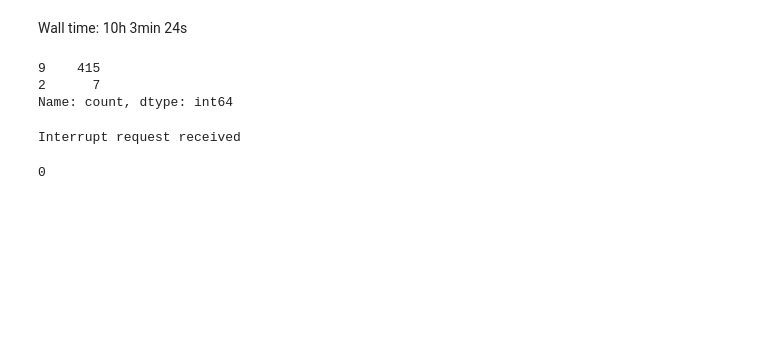
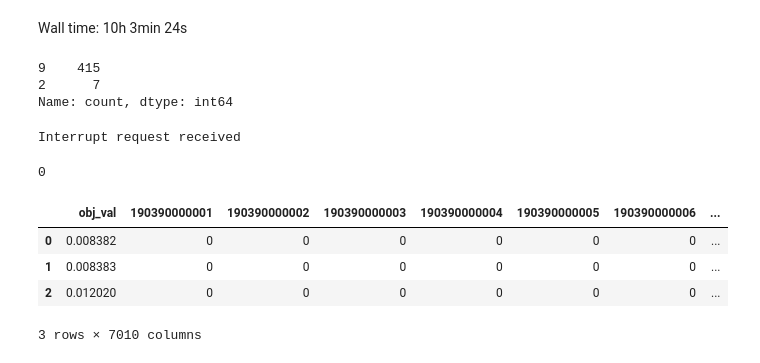
Before and after one commit to CentroFuturoCiudades/population-synthesis, a Jupyter notebook: notebooks/MQP.ipynb, the cells around one changed output. Cells and saved outputs as stored; diff of their text form; code cells hidden in the pictures; blank space fills up the shorter version.

```diff
--- a/notebooks/MQP.ipynb
+++ b/notebooks/MQP.ipynb
@@ -181,3 +343,11 @@ Interrupt request received
 model.Params.JSONSolDetail
 # %% [output]
 0
+# %%
+pd.read_pickle(f'MUN_Monterrey_TAZ_10_gsols.pkl')
+# %% [output]
+|  | obj_val | 190390000001 | 190390000002 | 190390000003 | 190390000004 | 190390000005 | 190390000006 | ... |
+| 0 | 0.008382 | 0 | 0 | 0 | 0 | 0 | 0 | ... |
+| 1 | 0.008383 | 0 | 0 | 0 | 0 | 0 | 0 | ... |
+| 2 | 0.012020 | 0 | 0 | 0 | 0 | 0 | 0 | ... |
+3 rows × 7010 columns
```
Also changed, not shown: parts of 24 cells of this notebook, 5 other files.
